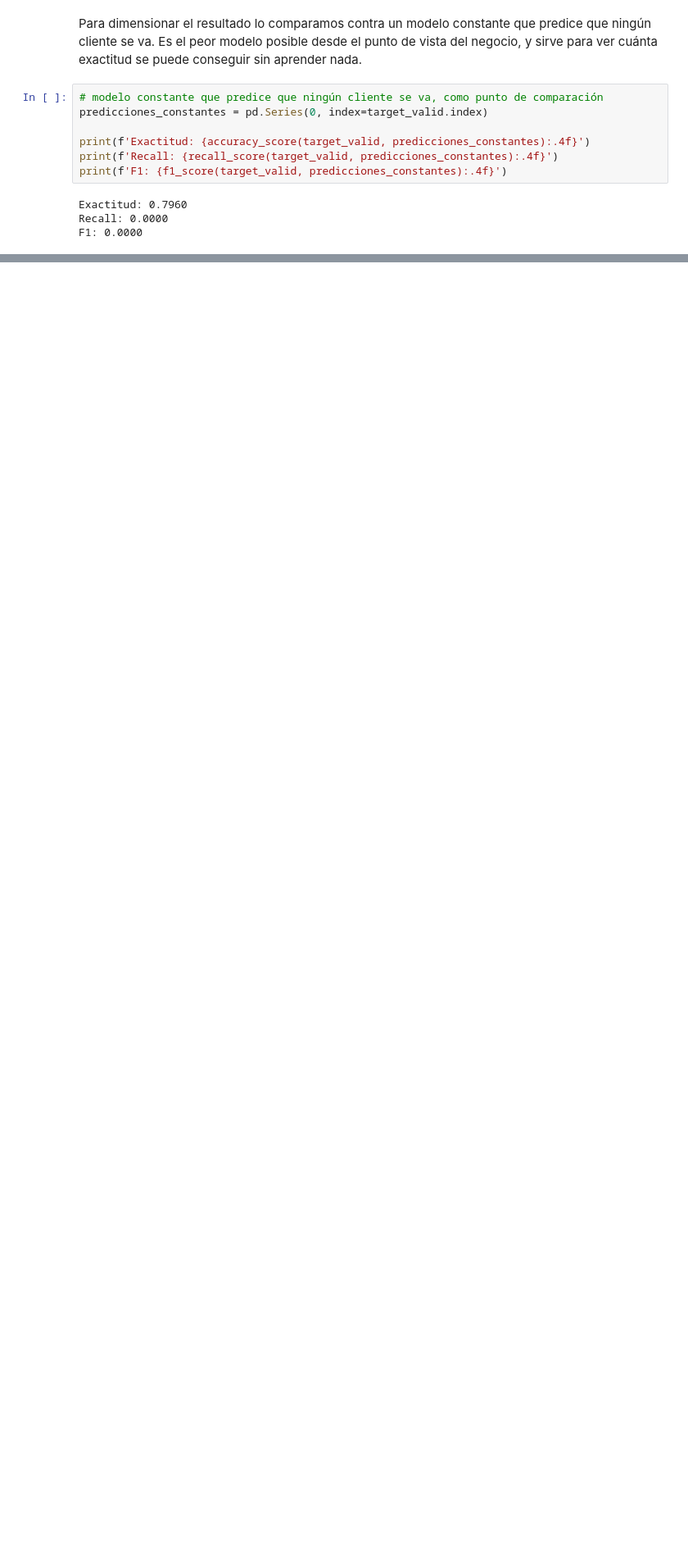
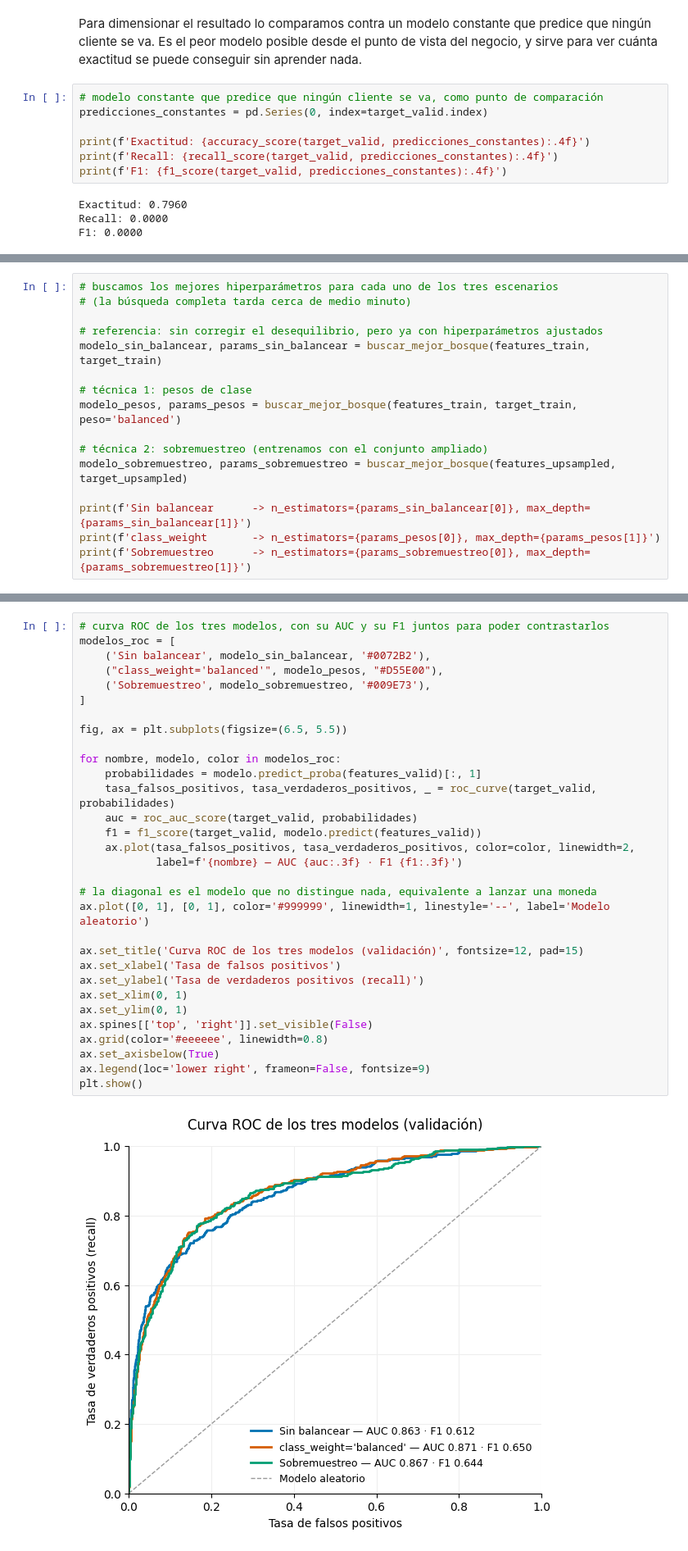
Before and after one commit to carloscarranza2486/tripleten-data-science, a Jupyter notebook: sprint-11-supervised-learning/beta_bank_project.ipynb, the cells around one changed output, grey strips where cells are left out. Shown at 82% size. Saved outputs shown, nothing was run; the diff lists cells and outputs as text; blank space fills up the shorter version.

```diff
--- a/sprint-11-supervised-learning/beta_bank_project.ipynb
+++ b/sprint-11-supervised-learning/beta_bank_project.ipynb
@@ -310,0 +409,16 @@ Como referencia, un modelo que predijera que ningún cliente se va obtendría un
+# %%
+# buscamos los mejores hiperparámetros para cada uno de los tres escenarios
+# (la búsqueda completa tarda cerca de medio minuto)
+
+# referencia: sin corregir el desequilibrio, pero ya con hiperparámetros ajustados
+modelo_sin_balancear, params_sin_balancear = buscar_mejor_bosque(features_train, target_train)
+
+# técnica 1: pesos de clase
+modelo_pesos, params_pesos = buscar_mejor_bosque(features_train, target_train, peso='balanced')
+
+# técnica 2: sobremuestreo (entrenamos con el conjunto ampliado)
+modelo_sobremuestreo, params_sobremuestreo = buscar_mejor_bosque(features_upsampled, target_upsampled)
+
+print(f'Sin balancear      -> n_estimators={params_sin_balancear[0]}, max_depth={params_sin_balancear[1]}')
+print(f'class_weight       -> n_estimators={params_pesos[0]}, max_depth={params_pesos[1]}')
+print(f'Sobremuestreo      -> n_estimators={params_sobremuestreo[0]}, max_depth={params_sobremuestreo[1]}')
@@ -310,0 +447,33 @@ Como referencia, un modelo que predijera que ningún cliente se va obtendría un
+# %%
+# curva ROC de los tres modelos, con su AUC y su F1 juntos para poder contrastarlos
+modelos_roc = [
+    ('Sin balancear', modelo_sin_balancear, '#0072B2'),
+    ("class_weight='balanced'", modelo_pesos, "#D55E00"),
+    ('Sobremuestreo', modelo_sobremuestreo, '#009E73'),
+]
+
+fig, ax = plt.subplots(figsize=(6.5, 5.5))
+
+for nombre, modelo, color in modelos_roc:
+    probabilidades = modelo.predict_proba(features_valid)[:, 1]
+    tasa_falsos_positivos, tasa_verdaderos_positivos, _ = roc_curve(target_valid, probabilidades)
+    auc = roc_auc_score(target_valid, probabilidades)
+    f1 = f1_score(target_valid, modelo.predict(features_valid))
+    ax.plot(tasa_falsos_positivos, tasa_verdaderos_positivos, color=color, linewidth=2,
+            label=f'{nombre} — AUC {auc:.3f} · F1 {f1:.3f}')
+
+# la diagonal es el modelo que no distingue nada, equivalente a lanzar una moneda
+ax.plot([0, 1], [0, 1], color='#999999', linewidth=1, linestyle='--', label='Modelo aleatorio')
+
+ax.set_title('Curva ROC de los tres modelos (validación)', fontsize=12, pad=15)
+ax.set_xlabel('Tasa de falsos positivos')
+ax.set_ylabel('Tasa de verdaderos positivos (recall)')
+ax.set_xlim(0, 1)
+ax.set_ylim(0, 1)
+ax.spines[['top', 'right']].set_visible(False)
+ax.grid(color='#eeeeee', linewidth=0.8)
+ax.set_axisbelow(True)
+ax.legend(loc='lower right', frameon=False, fontsize=9)
+plt.show()
+# %% [output]
+[figure, added]
```
Also changed, not shown: parts of 13 cells of this notebook.
